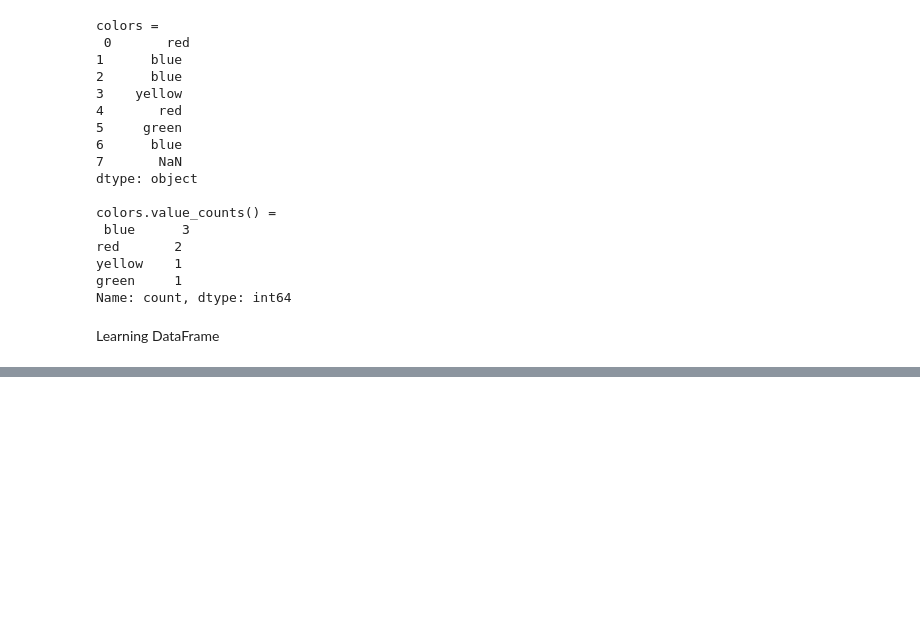
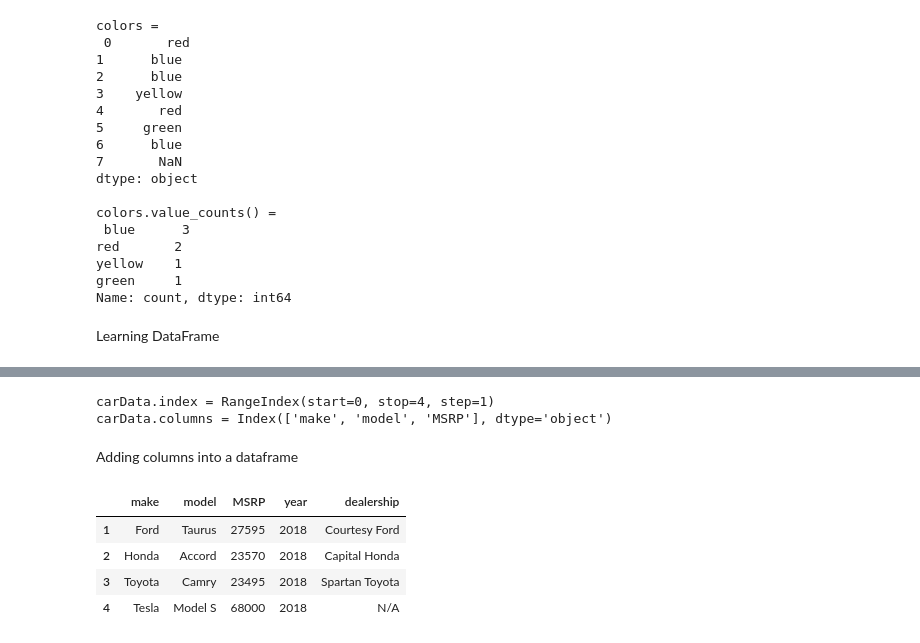
Before and after one commit to INFO-523-Exercises/intro-R-Python-avikalsingh1, a Jupyter notebook: Exercise1.ipynb, the cells around one changed output, grey strips where cells are left out. Cells and saved outputs as stored; diff of their text form; code cells hidden in the pictures; blank space fills up the shorter version.

```diff
--- a/Exercise1.ipynb
+++ b/Exercise1.ipynb
@@ -1025,0 +1028,8 @@ Learning DataFrame
+# %%
+from pandas import DataFrame
+
+cars = {'make': ['Ford', 'Honda', 'Toyota', 'Tesla'],
+       'model': ['Taurus', 'Accord', 'Camry', 'Model S'],
+       'MSRP': [27595, 23570, 23495, 68000]}
+carData = DataFrame(cars)            # creating DataFrame from dictionary
+carData                              # display the table
@@ -1025,0 +1042,19 @@ Learning DataFrame
+# %%
+print('carData.index =', carData.index)         # print the row indices
+print('carData.columns =', carData.columns)     # print the column indices
+# %% [output]
+carData.index = RangeIndex(start=0, stop=4, step=1)
+carData.columns = Index(['make', 'model', 'MSRP'], dtype='object')
+# %% [markdown]
+Adding columns into a dataframe
+# %%
+carData2 = DataFrame(cars, index = [1,2,3,4])  # change the row index
+carData2['year'] = 2018    # add column with same value
+carData2['dealership'] = ['Courtesy Ford','Capital Honda','Spartan Toyota','N/A']
+carData2                   # display table
+# %% [output]
+|  | make | model | MSRP | year | dealership |
+| 1 | Ford | Taurus | 27595 | 2018 | Courtesy Ford |
+| 2 | Honda | Accord | 23570 | 2018 | Capital Honda |
+| 3 | Toyota | Camry | 23495 | 2018 | Spartan Toyota |
+| 4 | Tesla | Model S | 68000 | 2018 | N/A |
```
Also changed, not shown: parts of 16 cells of this notebook.
